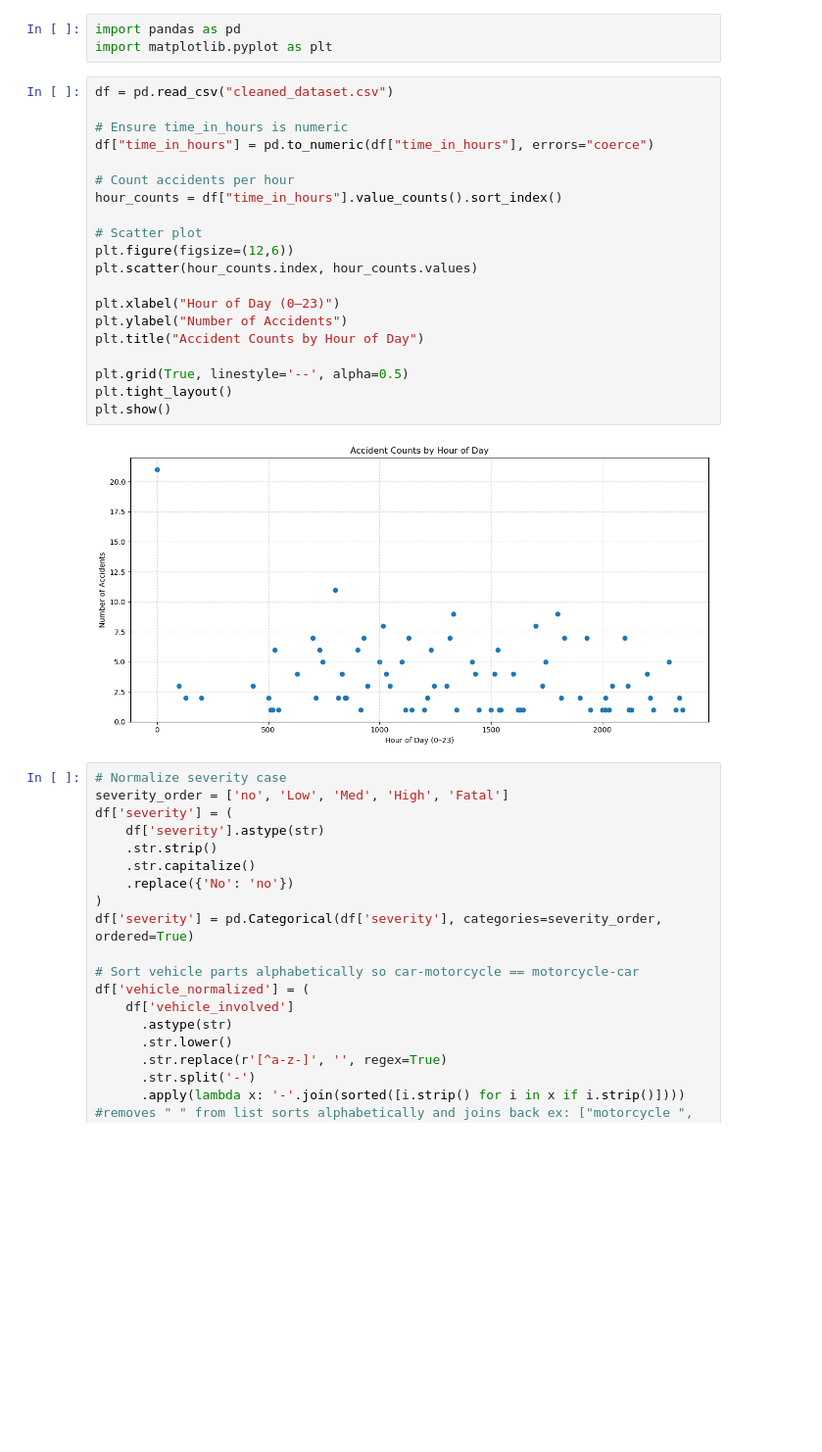
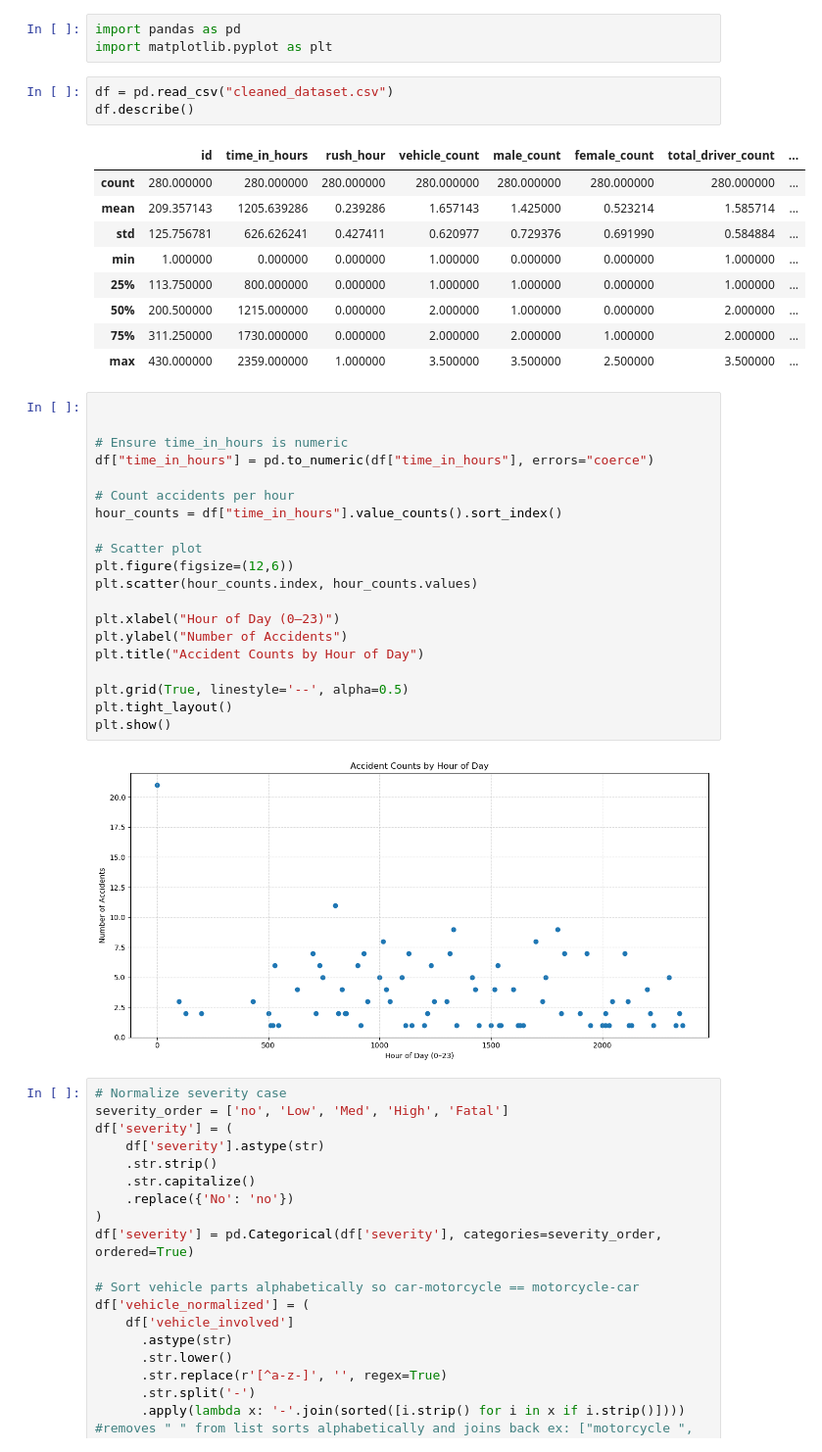
Before and after one commit to NicholasAttard/ICS5110-Applied-Machine-Learning-, a Jupyter notebook: 2_exploratory_analysis.ipynb, the cells around one changed output. Shown at 98% size. Cells and saved outputs as stored; diff of their text form; blank space fills up the shorter version.

```diff
--- a/2_exploratory_analysis.ipynb
+++ b/2_exploratory_analysis.ipynb
@@ -3,8 +3,21 @@
 # %%
 import pandas as pd
 import matplotlib.pyplot as plt
+# %%
+df = pd.read_csv("cleaned_dataset.csv")
+df.describe()
+# %% [output]
+|  | id | time_in_hours | rush_hour | vehicle_count | male_count | female_count | total_driver_count | ... |
+| count | 280.000000 | 280.000000 | 280.000000 | 280.000000 | 280.000000 | 280.000000 | 280.000000 | ... |
+| mean | 209.357143 | 1205.639286 | 0.239286 | 1.657143 | 1.425000 | 0.523214 | 1.585714 | ... |
+| std | 125.756781 | 626.626241 | 0.427411 | 0.620977 | 0.729376 | 0.691990 | 0.584884 | ... |
+| min | 1.000000 | 0.000000 | 0.000000 | 1.000000 | 0.000000 | 0.000000 | 1.000000 | ... |
+| 25% | 113.750000 | 800.000000 | 0.000000 | 1.000000 | 1.000000 | 0.000000 | 1.000000 | ... |
+| 50% | 200.500000 | 1215.000000 | 0.000000 | 2.000000 | 1.000000 | 0.000000 | 2.000000 | ... |
+| 75% | 311.250000 | 1730.000000 | 0.000000 | 2.000000 | 2.000000 | 1.000000 | 2.000000 | ... |
+| max | 430.000000 | 2359.000000 | 1.000000 | 3.500000 | 3.500000 | 2.500000 | 3.500000 | ... |
 # %%
-df = pd.read_csv("cleaned_dataset.csv")
+
 
 # Ensure time_in_hours is numeric
 df["time_in_hours"] = pd.to_numeric(df["time_in_hours"], errors="coerce")
```
Also changed, not shown: parts of 3 cells of this notebook.
